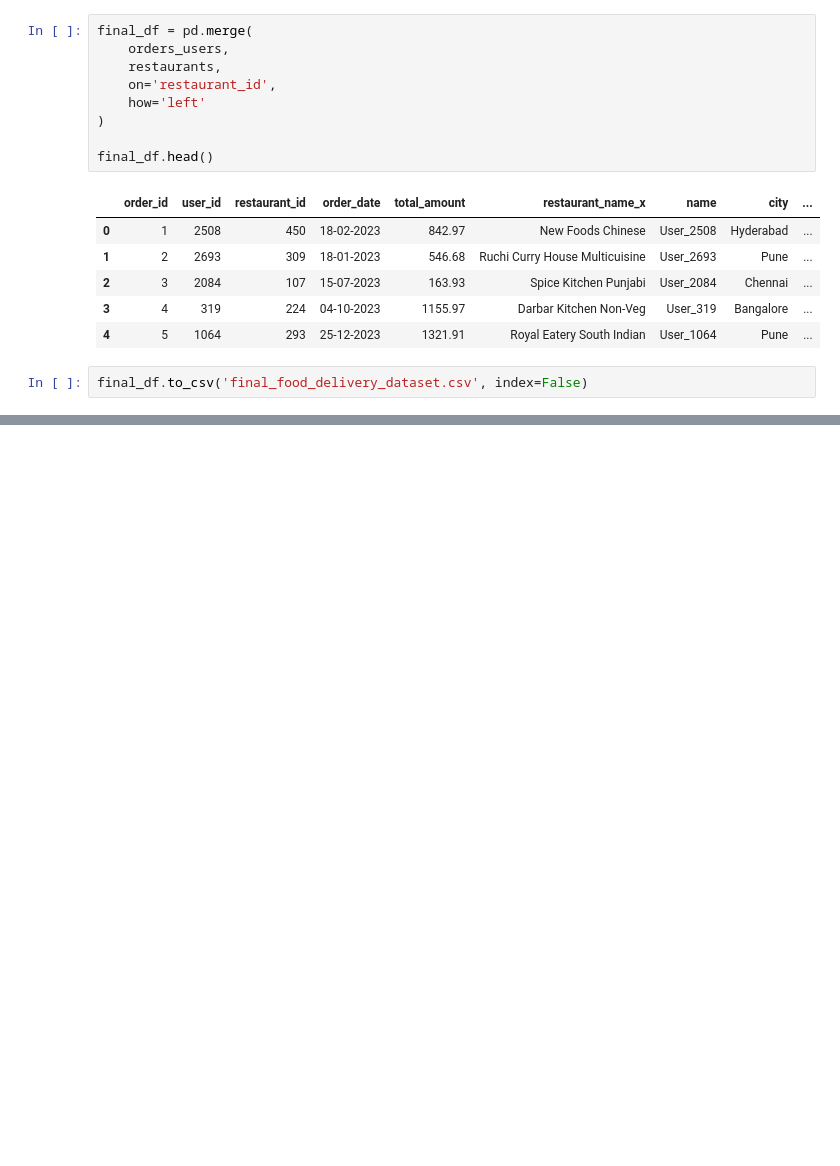
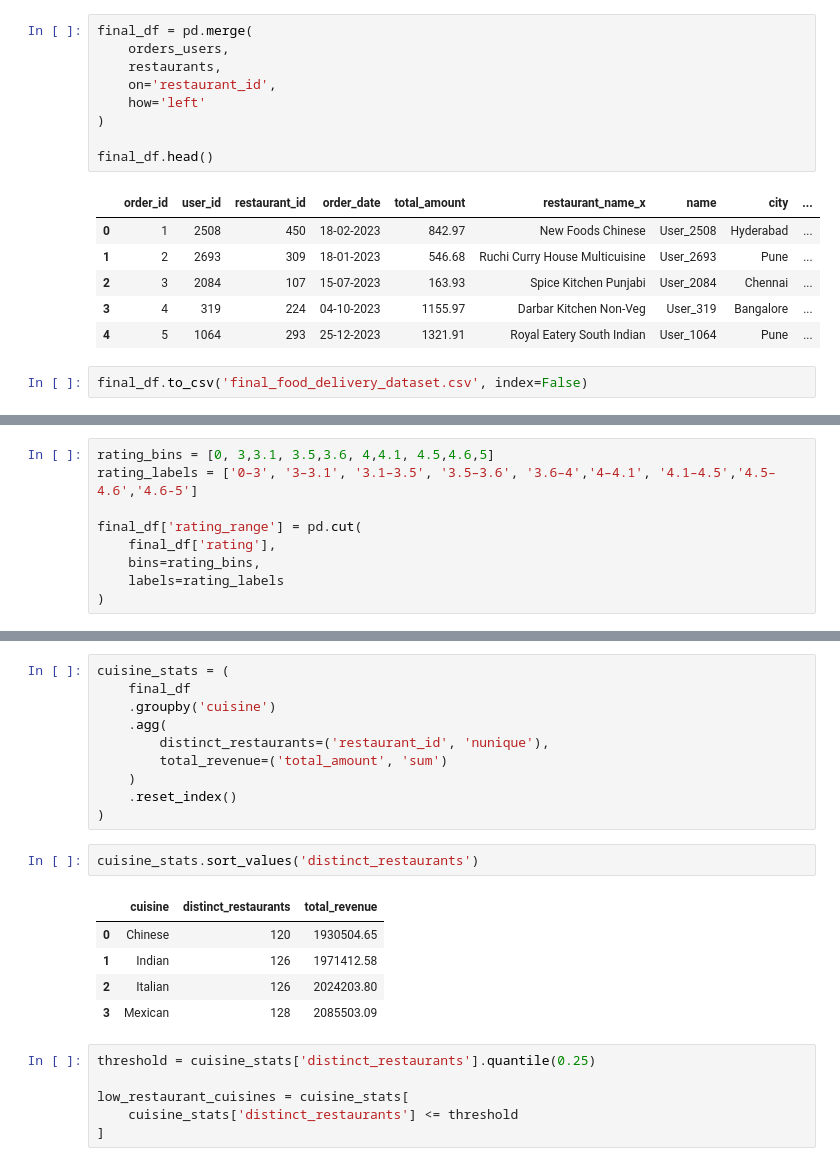
Before and after one commit to 94Harsha/Dev, a Jupyter notebook: chapter_appendix-tools-for-deep-learning/jupyter.ipynb, the cells around one changed output, grey strips where cells are left out. Cells and saved outputs as stored; diff of their text form; blank space fills up the shorter version.

```diff
--- a/chapter_appendix-tools-for-deep-learning/jupyter.ipynb
+++ b/chapter_appendix-tools-for-deep-learning/jupyter.ipynb
@@ -237,0 +288,9 @@ final_df.to_csv('final_food_delivery_dataset.csv', index=False)
+# %%
+rating_bins = [0, 3,3.1, 3.5,3.6, 4,4.1, 4.5,4.6,5]
+rating_labels = ['0–3', '3–3.1', '3.1–3.5', '3.5–3.6', '3.6–4','4–4.1', '4.1–4.5','4.5–4.6','4.6-5']
+
+final_df['rating_range'] = pd.cut(
+    final_df['rating'],
+    bins=rating_bins,
+    labels=rating_labels
+)
@@ -237,0 +333,24 @@ final_df.to_csv('final_food_delivery_dataset.csv', index=False)
+# %%
+cuisine_stats = (
+    final_df
+    .groupby('cuisine')
+    .agg(
+        distinct_restaurants=('restaurant_id', 'nunique'),
+        total_revenue=('total_amount', 'sum')
+    )
+    .reset_index()
+)
+# %%
+cuisine_stats.sort_values('distinct_restaurants')
+# %% [output]
+|  | cuisine | distinct_restaurants | total_revenue |
+| 0 | Chinese | 120 | 1930504.65 |
+| 1 | Indian | 126 | 1971412.58 |
+| 2 | Italian | 126 | 2024203.80 |
+| 3 | Mexican | 128 | 2085503.09 |
+# %%
+threshold = cuisine_stats['distinct_restaurants'].quantile(0.25)
+
+low_restaurant_cuisines = cuisine_stats[
+    cuisine_stats['distinct_restaurants'] <= threshold
+]
```
Also changed, not shown: parts of 34 cells of this notebook.
